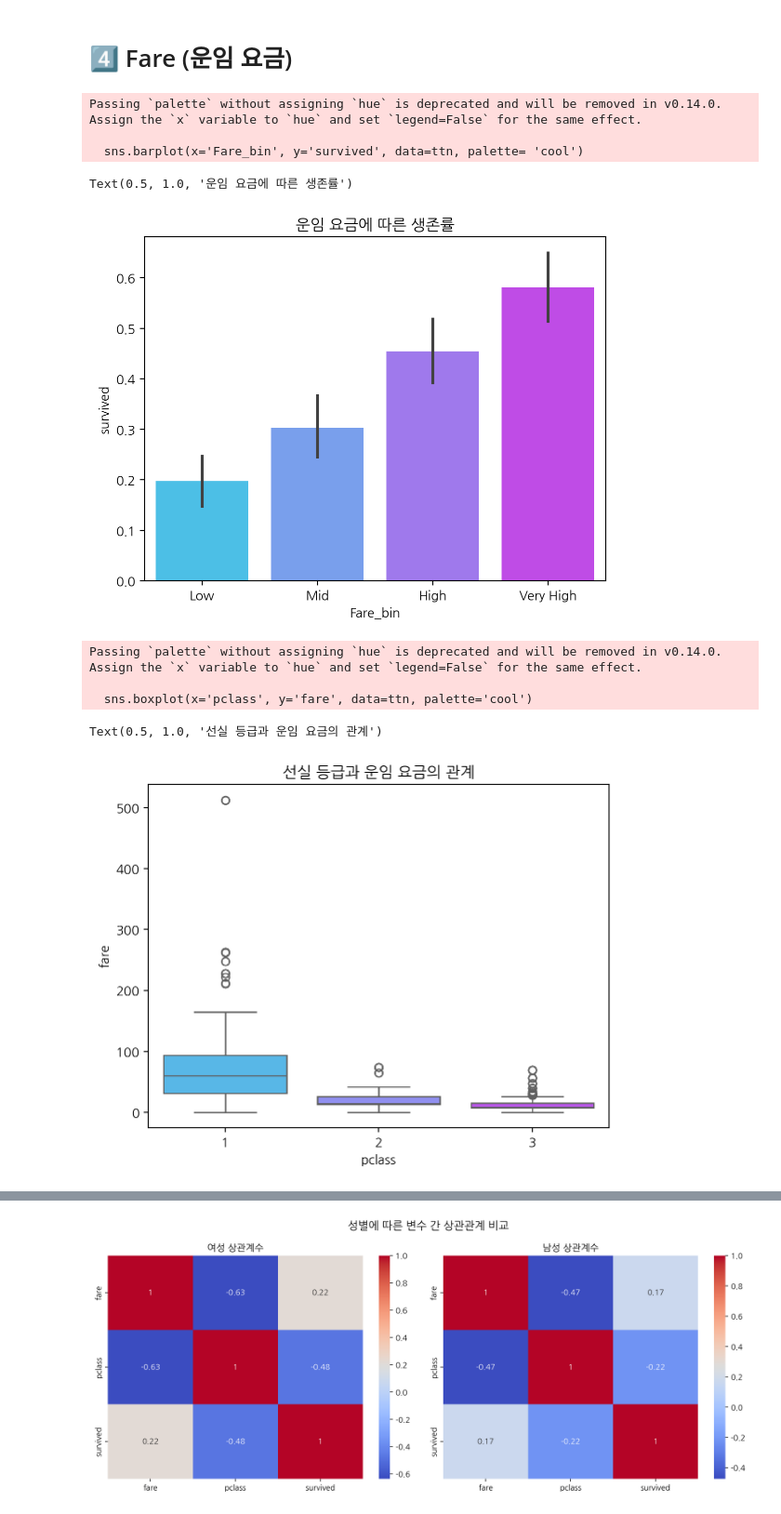
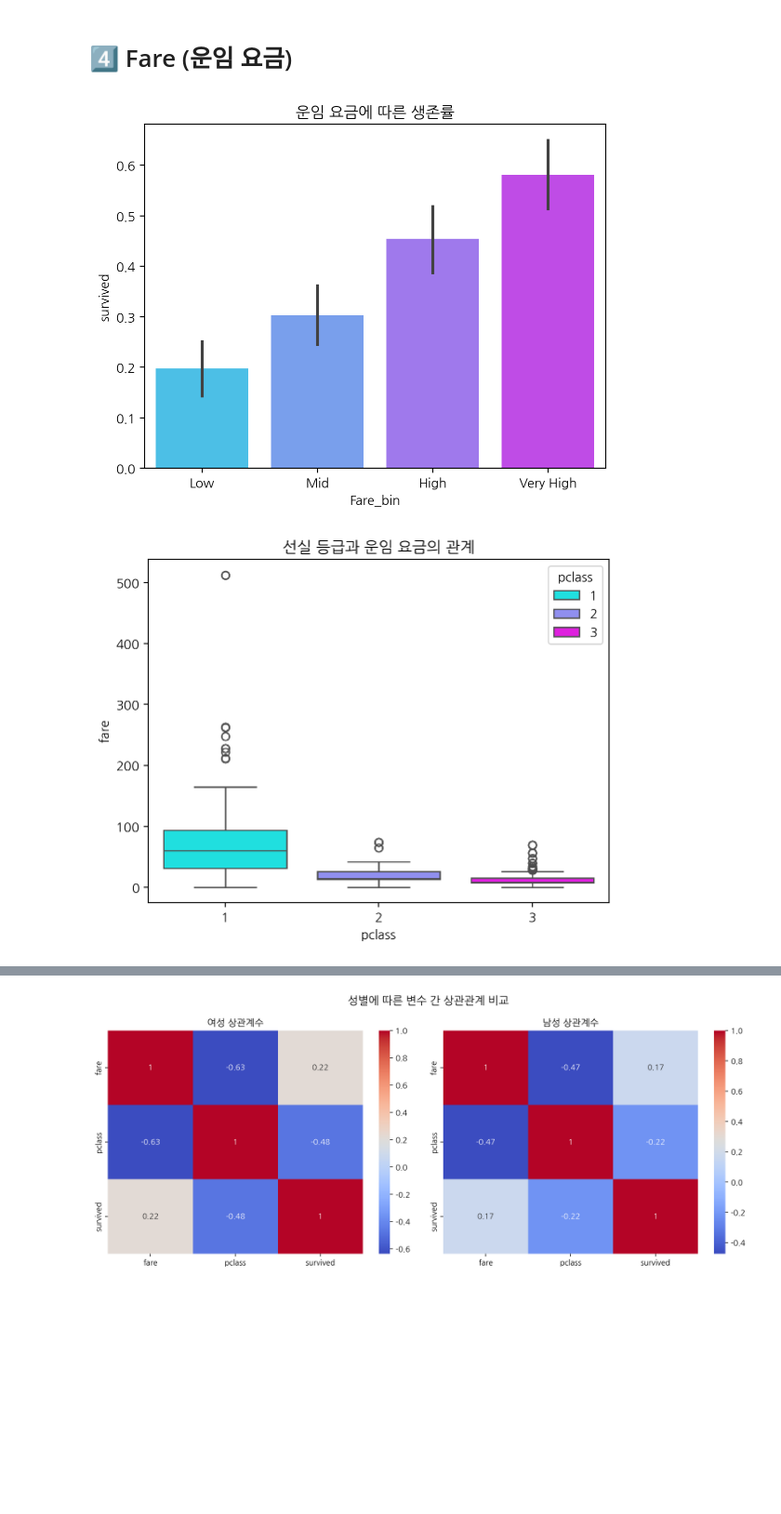
Before and after one commit to carvestar/25-BDA-TeamDP, a Jupyter notebook: 25_BDA_Titanic_B_TeamDP.ipynb, the cells around one changed output, grey strips where cells are left out. Shown at 93% size. Saved outputs shown, nothing was run; the diff lists cells and outputs as text; code cells hidden in the pictures; blank space fills up the shorter version.

```diff
--- a/25_BDA_Titanic_B_TeamDP.ipynb
+++ b/25_BDA_Titanic_B_TeamDP.ipynb
@@ -257,24 +251,16 @@ plt.show()
 # 운임 요금에 따른 생존률
 
 ttn['Fare_bin'] = pd.qcut(ttn['fare'], q=4, labels=['Low', 'Mid', 'High', 'Very High'])
-sns.barplot(x='Fare_bin', y='survived', data=ttn, palette= 'cool')
-plt.title("운임 요금에 따른 생존률")
+sns.barplot(x='Fare_bin', y='survived', data=ttn, hue = 'Fare_bin', palette= 'cool')
+plt.title("운임 요금에 따른 생존률");
 # %% [output]
-Passing `palette` without assigning `hue` is deprecated and will be removed in v0.14.0. Assign the `x` variable to `hue` and set `legend=False` for the same effect.
-
-  sns.barplot(x='Fare_bin', y='survived', data=ttn, palette= 'cool')
-Text(0.5, 1.0, '운임 요금에 따른 생존률')
 [figure]
 # %%
 # 선실 등급과 운임 요금의 관계
 
-sns.boxplot(x='pclass', y='fare', data=ttn, palette='cool')
-plt.title("선실 등급과 운임 요금의 관계")
+sns.boxplot(x='pclass', y='fare', data=ttn, hue='pclass', palette='cool')
+plt.title("선실 등급과 운임 요금의 관계");
 
 # = 1등석 승객의 운임은 평균적으로 가장 높았고, 이상치도 많이 존재해 상류층 승객 사이에서도 가격 차이가 컸음을 알 수 있다. 반면 3등석은 전반적으로 운임이 낮고, 분포도 상대적으로 좁았음.
 # %% [output]
-Passing `palette` without assigning `hue` is deprecated and will be removed in v0.14.0. Assign the `x` variable to `hue` and set `legend=False` for the same effect.
-
-  sns.boxplot(x='pclass', y='fare', data=ttn, palette='cool')
-Text(0.5, 1.0, '선실 등급과 운임 요금의 관계')
-[figure, old version]
+[figure, new version]
```
Also changed, not shown: parts of 10 cells of this notebook.
